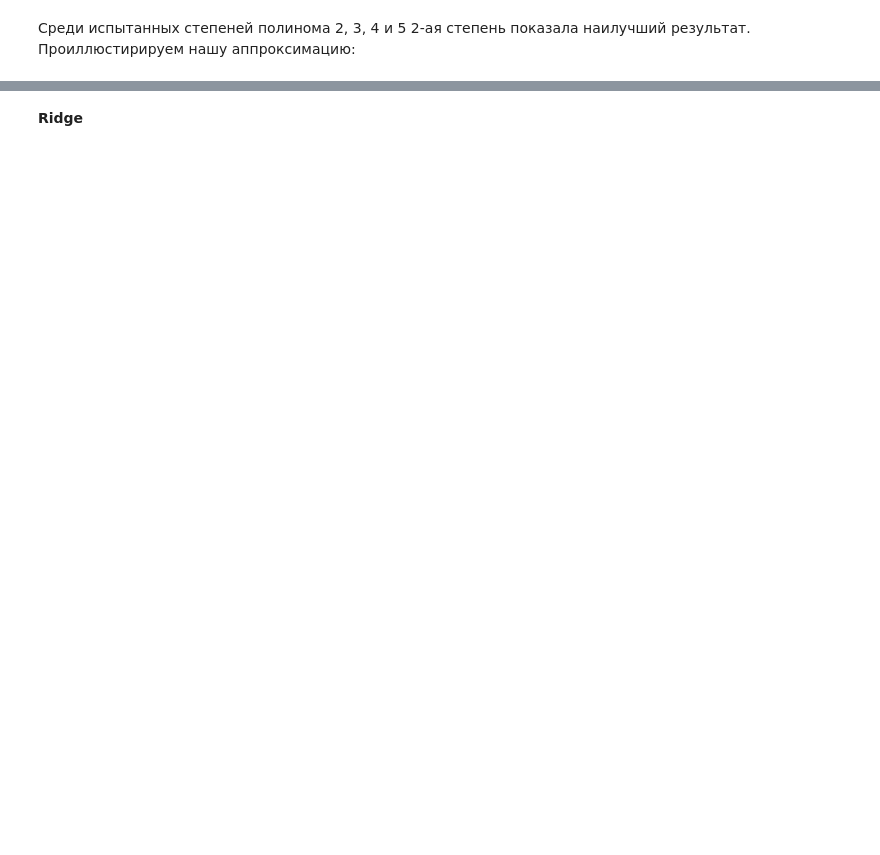
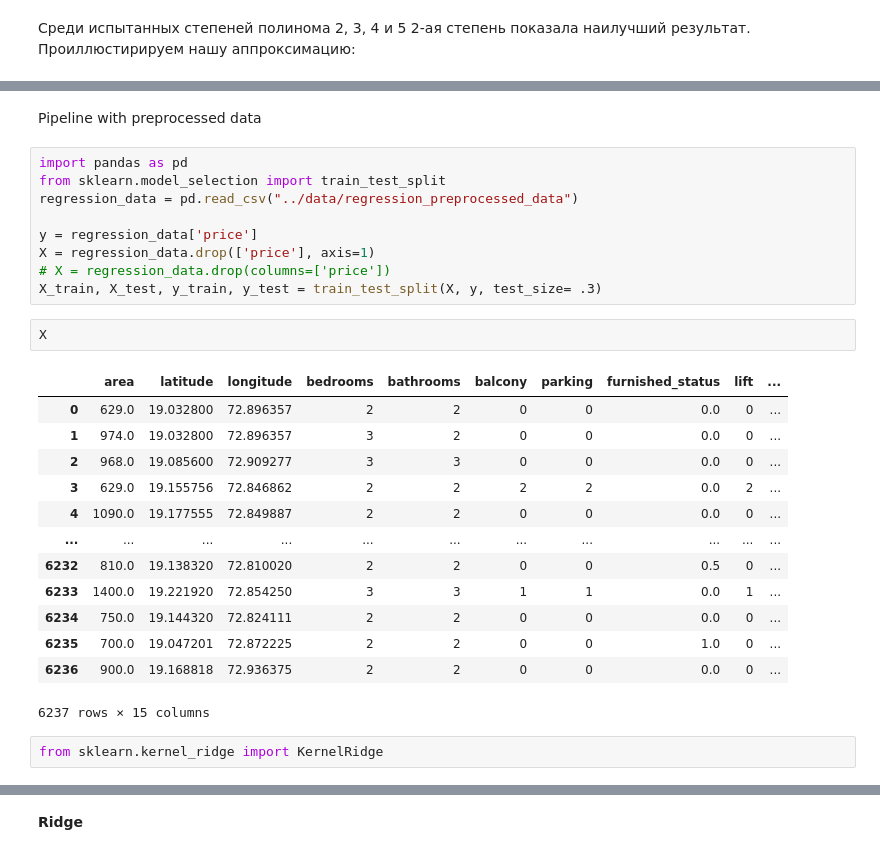
Before and after one commit to dreamy-timmy/Machine_Learning, a Jupyter notebook: third_lab.ipynb, the cells around one changed output, grey strips where cells are left out. Drawn from its saved outputs; the diff is of its cells as text; blank space fills up the shorter version.

```diff
--- a/third_lab.ipynb
+++ b/third_lab.ipynb
@@ -946,0 +945,29 @@ https://gist.github.com/mwaskom/de44147ed2974457ad6372750bbe5751
+# %% [markdown]
+Pipeline with preprocessed data
+# %%
+import pandas as pd
+from sklearn.model_selection import train_test_split
+regression_data = pd.read_csv("../data/regression_preprocessed_data")
+
+y = regression_data['price']
+X = regression_data.drop(['price'], axis=1)
+# X = regression_data.drop(columns=['price'])
+X_train, X_test, y_train, y_test = train_test_split(X, y, test_size= .3)
+# %%
+X
+# %% [output]
+|  | area | latitude | longitude | bedrooms | bathrooms | balcony | parking | furnished_status | lift | ... |
+| 0 | 629.0 | 19.032800 | 72.896357 | 2 | 2 | 0 | 0 | 0.0 | 0 | ... |
+| 1 | 974.0 | 19.032800 | 72.896357 | 3 | 2 | 0 | 0 | 0.0 | 0 | ... |
+| 2 | 968.0 | 19.085600 | 72.909277 | 3 | 3 | 0 | 0 | 0.0 | 0 | ... |
+| 3 | 629.0 | 19.155756 | 72.846862 | 2 | 2 | 2 | 2 | 0.0 | 2 | ... |
+| 4 | 1090.0 | 19.177555 | 72.849887 | 2 | 2 | 0 | 0 | 0.0 | 0 | ... |
+| ... | ... | ... | ... | ... | ... | ... | ... | ... | ... | ... |
+| 6232 | 810.0 | 19.138320 | 72.810020 | 2 | 2 | 0 | 0 | 0.5 | 0 | ... |
+| 6233 | 1400.0 | 19.221920 | 72.854250 | 3 | 3 | 1 | 1 | 0.0 | 1 | ... |
+| 6234 | 750.0 | 19.144320 | 72.824111 | 2 | 2 | 0 | 0 | 0.0 | 0 | ... |
+| 6235 | 700.0 | 19.047201 | 72.872225 | 2 | 2 | 0 | 0 | 1.0 | 0 | ... |
+| 6236 | 900.0 | 19.168818 | 72.936375 | 2 | 2 | 0 | 0 | 0.0 | 0 | ... |
+6237 rows × 15 columns
+# %%
+from sklearn.kernel_ridge import KernelRidge
```
Also changed, not shown: parts of 42 cells of this notebook, 5 other files.
